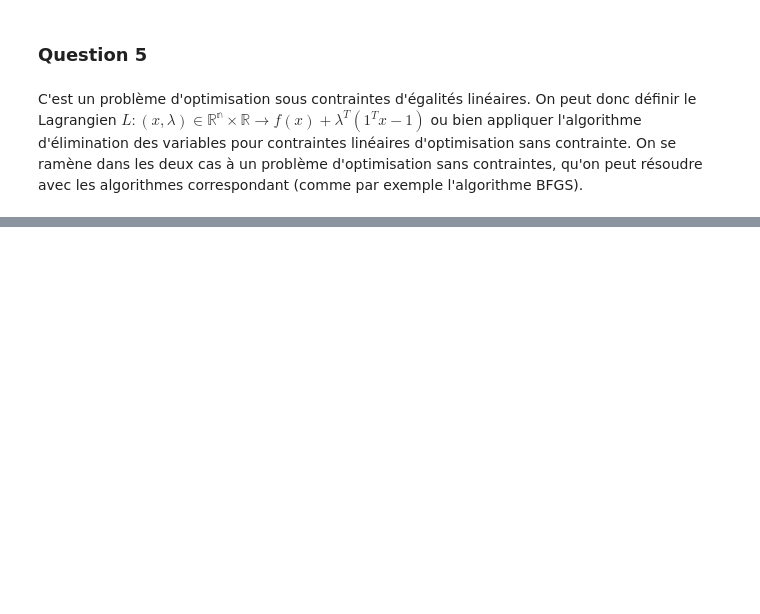
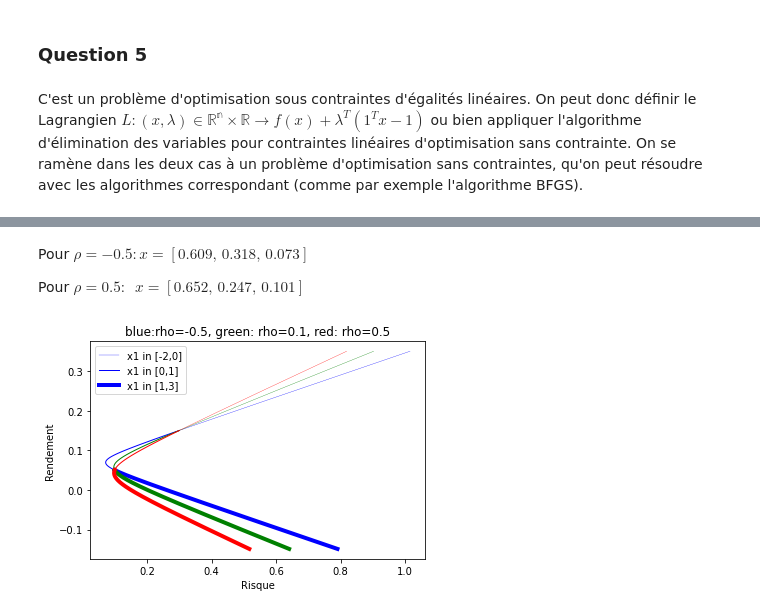
Before and after one commit to vlesbre/projet_optim, a Jupyter notebook: projet.ipynb, the cells around one changed output, grey strips where cells are left out. Drawn from its saved outputs; the diff is of its cells as text; code cells hidden in the pictures; blank space fills up the shorter version.

```diff
--- a/projet.ipynb
+++ b/projet.ipynb
@@ -49,0 +136,41 @@ On peut donc définir le Lagrangien $L: (x,\lambda)\in \mathbb{R^n}\times \mathb
+# %% [markdown]
+Pour $\rho=-0.5:   x=[0.609,\, 0.318,\, 0.073]$
+
+Pour $\rho= 0.5: \,\,\,x=[0.652,\, 0.247,\, 0.101]$
+# %%
+def f(x, rho, p1 = 0.05, p2 = 0.15, p3 = 0.3, sigma1 = 0.1, sigma2 = 0.3, sigma3 = 0.8, r = 0.1, ):
+    return (sigma1*x[0])**2 + (sigma2*x[1])**2 + (sigma3*x[2])**2 + 2*rho*sigma1*sigma2*x[1]*x[0]
+def h(x):
+    return 0.05*x[0]+0.15*x[1]+0.3*x[2]
+
+rhos=[-0.5,0.1,0.5]
+colors=["b","g","r"]
+###pour x1,x2 dans [0,1]^2
+
+x1=np.arange(0,1,0.01) #maillage fin
+x=[[x1[i],1-x1[i],0] for i in range(len(x1))] #on a bien x1+x2+x3=1
+y1=np.arange(-2,0,0.01)
+y=[[y1[i],1-y1[i],0] for i in range(len(y1))]
+z1=np.arange(1,3,0.01)
+z=[[z1[i],1-z1[i],0] for i in range(len(z1))]
+
+for i in range(3):
+    rho=rhos[i]
+    color=colors[i]
+    abs_x=[f(x[j],rho) for j in range(len(x))]
+    ord_x=[h(x[j]) for j in range(len(x))]
+    abs_y=[f(y[j],rho) for j in range(len(y))]
+    ord_y=[h(y[j]) for j in range(len(y))]
+    abs_z=[f(z[j],rho) for j in range(len(z))]
+    ord_z=[h(z[j]) for j in range(len(z))]
+    plt.plot(np.sqrt(abs_y), ord_y, color,linewidth=0.3, label=f'x1 in [-2,0]')
+    plt.plot(np.sqrt(abs_x), ord_x,color, linewidth=1 ,label='x1 in [0,1]')
+    plt.plot(np.sqrt(abs_z), ord_z,color, linewidth=4,label=f'x1 in [1,3]')
+    if i==0:
+        plt.legend()
+plt.title("blue:rho=-0.5, green: rho=0.1, red: rho=0.5")
+plt.xlabel("Risque")
+plt.ylabel("Rendement")
+plt.show()
+# %% [output]
+[figure, added]
```
Also changed, not shown: parts of 20 cells of this notebook.
